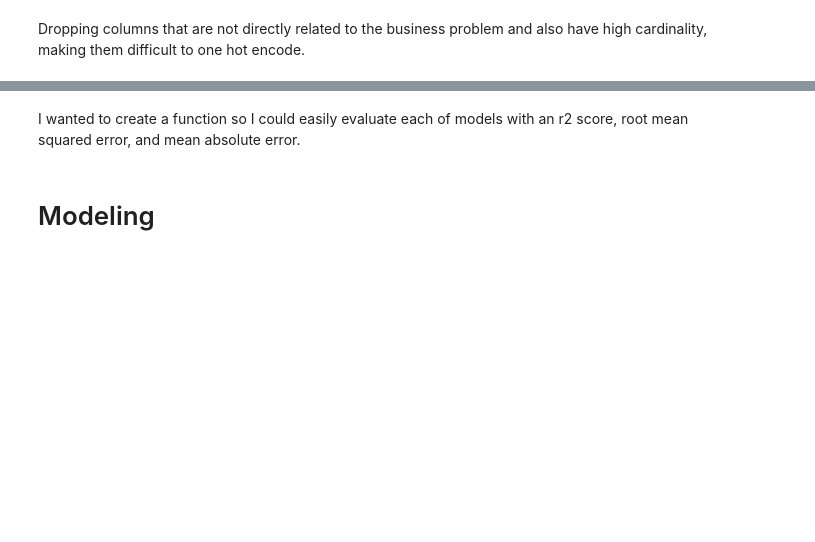
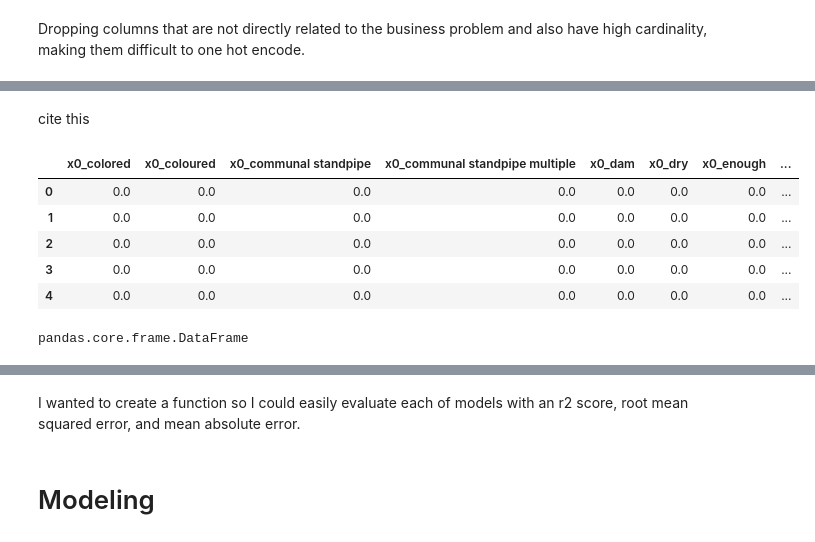
Before and after one commit to adammarianacci/Waterwell_Analysis, a Jupyter notebook: notebook.ipynb, the cells around one changed output, grey strips where cells are left out. Saved outputs shown, nothing was run; the diff lists cells and outputs as text; code cells hidden in the pictures; blank space fills up the shorter version.

```diff
--- a/notebook.ipynb
+++ b/notebook.ipynb
@@ -155,0 +210,6 @@ X_train_categorical.head()
+# %%
+# Removing 'other' and 'unknown' from the source column
+X_train_categorical = X_train_categorical[~X_train_categorical['source'].isin(['other', 'unknown'])]
+
+# Display the updated counts
+print(X_train_categorical['source'].value_counts())
@@ -155,0 +226,18 @@ X_train_categorical.head()
+# %% [markdown]
+cite this
+# %%
+ohe = OneHotEncoder(handle_unknown="ignore", sparse=False, drop='first').set_output(transform='pandas')
+# column_to_encode = X_train_categorical['source']
+X_train_categorical = ohe.fit_transform(X_train_categorical.values.reshape(-1,1))
+X_train_categorical.head()
+# %% [output]
+|  | x0_colored | x0_coloured | x0_communal standpipe | x0_communal standpipe multiple | x0_dam | x0_dry | x0_enough | ... |
+| 0 | 0.0 | 0.0 | 0.0 | 0.0 | 0.0 | 0.0 | 0.0 | ... |
+| 1 | 0.0 | 0.0 | 0.0 | 0.0 | 0.0 | 0.0 | 0.0 | ... |
+| 2 | 0.0 | 0.0 | 0.0 | 0.0 | 0.0 | 0.0 | 0.0 | ... |
+| 3 | 0.0 | 0.0 | 0.0 | 0.0 | 0.0 | 0.0 | 0.0 | ... |
+| 4 | 0.0 | 0.0 | 0.0 | 0.0 | 0.0 | 0.0 | 0.0 | ... |
+# %%
+type(X_train_categorical)
+# %% [output]
+pandas.core.frame.DataFrame
```
Also changed, not shown: parts of 28 cells of this notebook.
